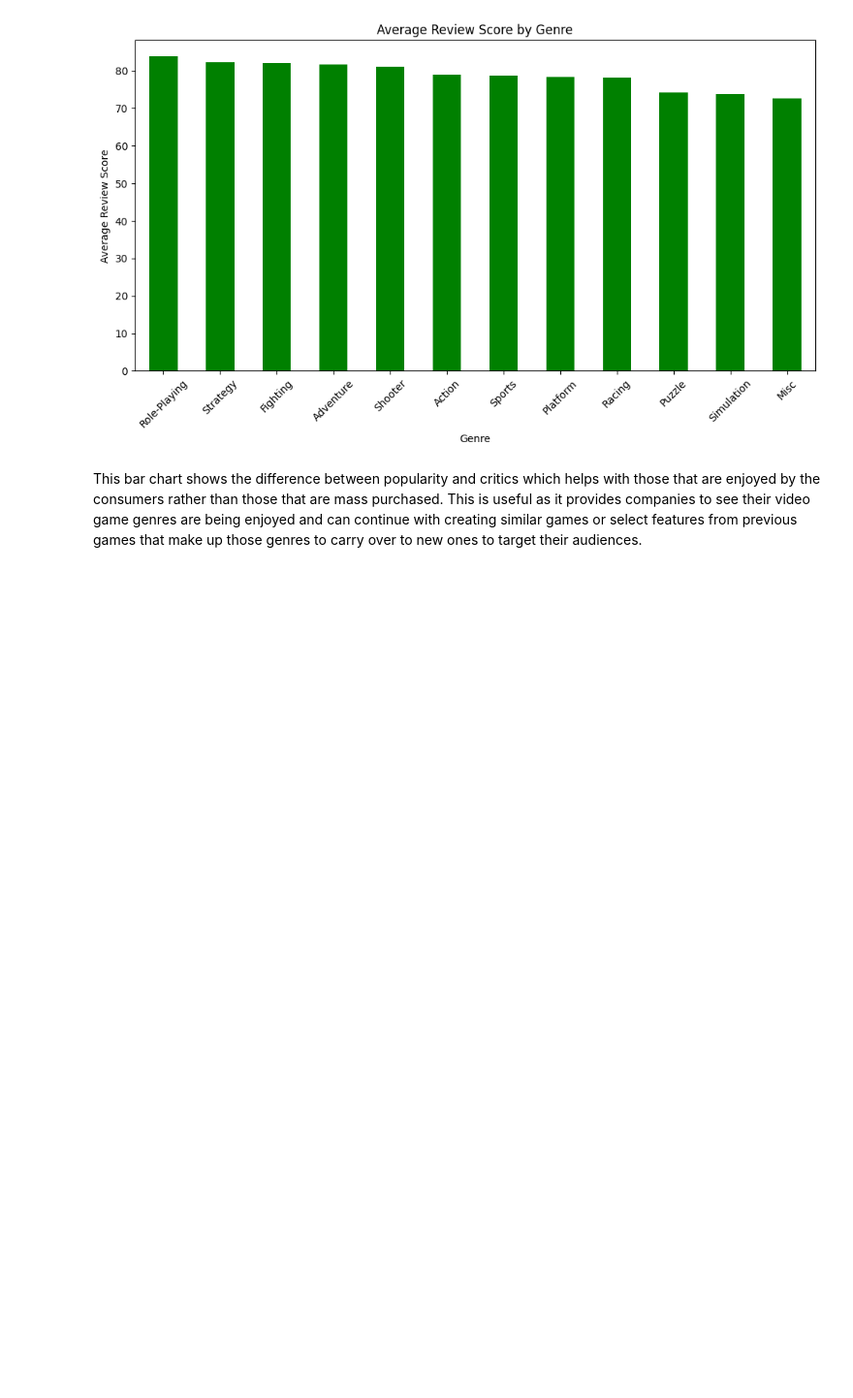
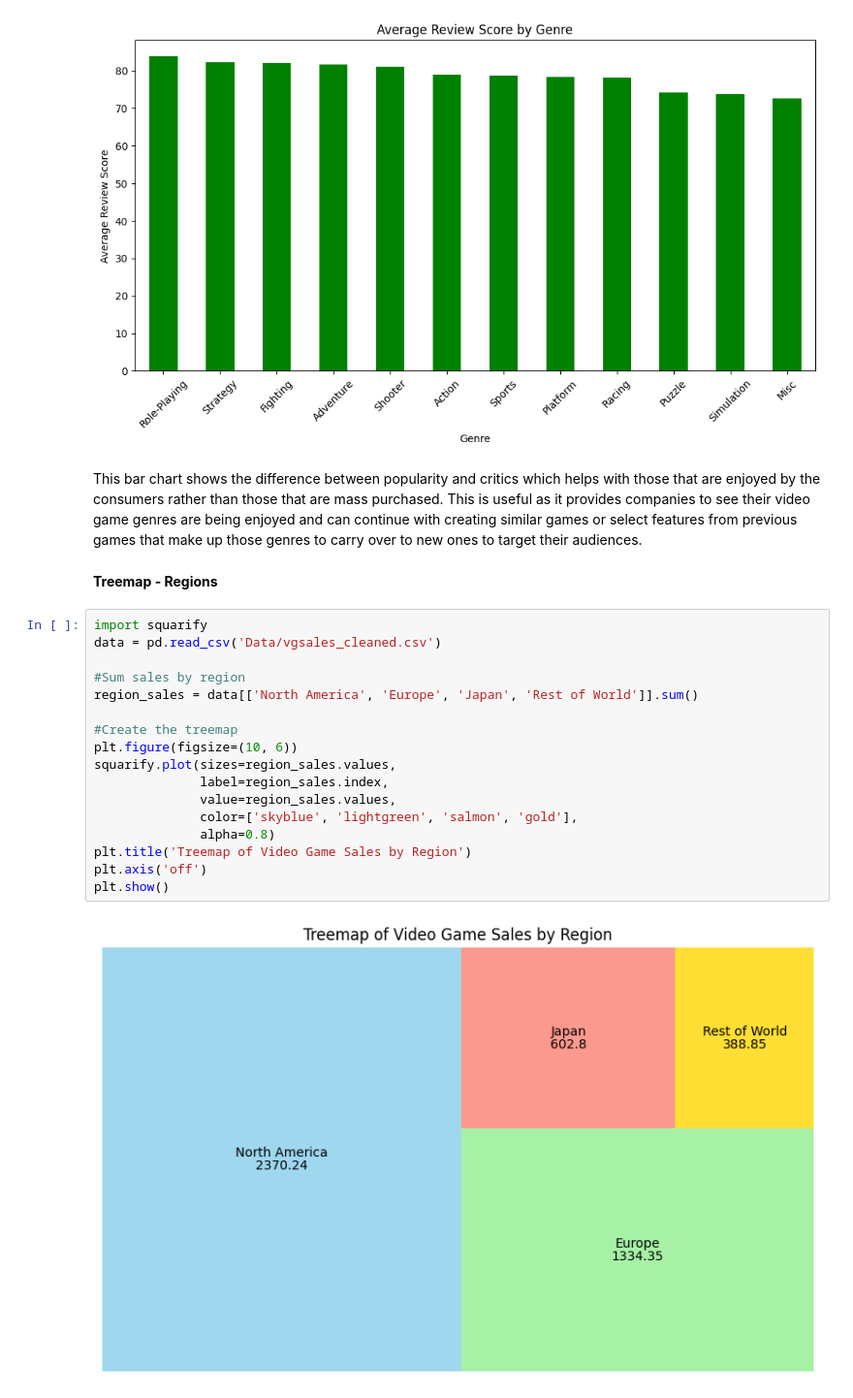
Before and after one commit to MichaelJDB/Video-Game-Sales-Analysis, a Jupyter notebook: jupyter_notebooks/EDA.ipynb, the cells around one changed output. Shown: that part at 97% size. Saved outputs shown, nothing was run; the diff lists cells and outputs as text; blank space fills up the shorter version.

Commit message:
<visuals complete>

```diff
--- a/jupyter_notebooks/EDA.ipynb
+++ b/jupyter_notebooks/EDA.ipynb
@@ -105,3 +103,24 @@ plt.show()
 [figure]
 # %% [markdown]
 This bar chart shows the difference between popularity and critics which helps with those that are enjoyed by the consumers rather than those that are mass purchased. This is useful as it provides companies to see their video game genres are being enjoyed and can continue with creating similar games or select features from previous games that make up those genres to carry over to new ones to target their audiences.
+# %% [markdown]
+**Treemap - Regions**
+# %%
+import squarify
+data = pd.read_csv('Data/vgsales_cleaned.csv')
+
+#Sum sales by region
+region_sales = data[['North America', 'Europe', 'Japan', 'Rest of World']].sum()
+
+#Create the treemap
+plt.figure(figsize=(10, 6))
+squarify.plot(sizes=region_sales.values,
+              label=region_sales.index,
+              value=region_sales.values,
+              color=['skyblue', 'lightgreen', 'salmon', 'gold'],
+              alpha=0.8)
+plt.title('Treemap of Video Game Sales by Region')
+plt.axis('off')
+plt.show()
+# %% [output]
+[figure, added]
```
Also changed, not shown: parts of 8 cells of this notebook.
